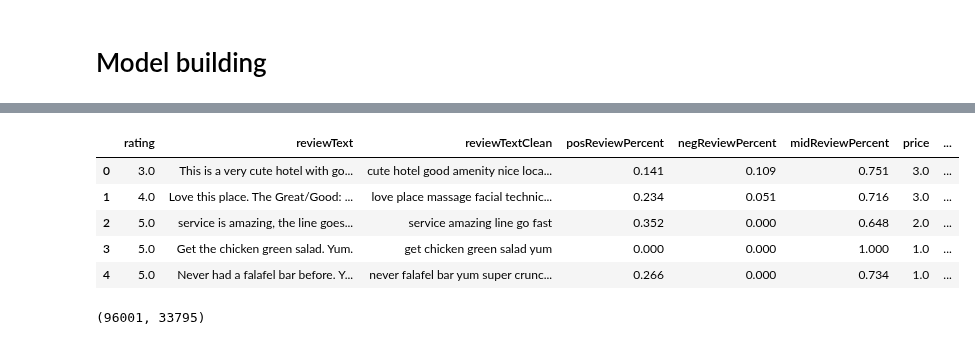
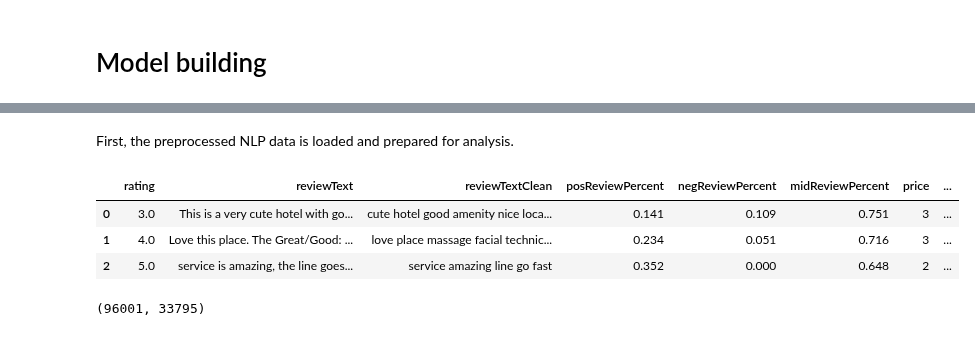
Before and after one commit to jesperhauch/GoogleLocalReviews, a Jupyter notebook: NLPClassification-Copy1.ipynb, the cells around one changed output, grey strips where cells are left out. Cells and saved outputs as stored; diff of their text form; code cells hidden in the pictures.

```diff
--- a/NLPClassification-Copy1.ipynb
+++ b/NLPClassification-Copy1.ipynb
@@ -18,16 +30,16 @@ Build models with:
+# %% [markdown]
+First, the preprocessed NLP data is loaded and prepared for analysis.
 # %%
 df = pd.read_csv("data/NLP_data.csv")
 df['reviewTextClean'] = df['reviewTextClean'].str.lower()
 df.dropna(subset=["reviewTextClean"], inplace=True)
 # %%
-df.head()
+df.head(3)
 # %% [output]
 |  | rating | reviewText | reviewTextClean | posReviewPercent | negReviewPercent | midReviewPercent | price | ... |
-| 0 | 3.0 | This is a very cute hotel with go... | cute hotel good amenity nice loca... | 0.141 | 0.109 | 0.751 | 3.0 | ... |
-| 1 | 4.0 | Love this place. The Great/Good: ... | love place massage facial technic... | 0.234 | 0.051 | 0.716 | 3.0 | ... |
-| 2 | 5.0 | service is amazing, the line goes... | service amazing line go fast | 0.352 | 0.000 | 0.648 | 2.0 | ... |
-| 3 | 5.0 | Get the chicken green salad. Yum. | get chicken green salad yum | 0.000 | 0.000 | 1.000 | 1.0 | ... |
-| 4 | 5.0 | Never had a falafel bar before. Y... | never falafel bar yum super crunc... | 0.266 | 0.000 | 0.734 | 1.0 | ... |
+| 0 | 3.0 | This is a very cute hotel with go... | cute hotel good amenity nice loca... | 0.141 | 0.109 | 0.751 | 3 | ... |
+| 1 | 4.0 | Love this place. The Great/Good: ... | love place massage facial technic... | 0.234 | 0.051 | 0.716 | 3 | ... |
+| 2 | 5.0 | service is amazing, the line goes... | service amazing line go fast | 0.352 | 0.000 | 0.648 | 2 | ... |
 # %%
 from sklearn.feature_extraction.text import CountVectorizer
 count_vect = CountVectorizer()
```
Also changed, not shown: parts of 24 cells of this notebook, 1 other file.
